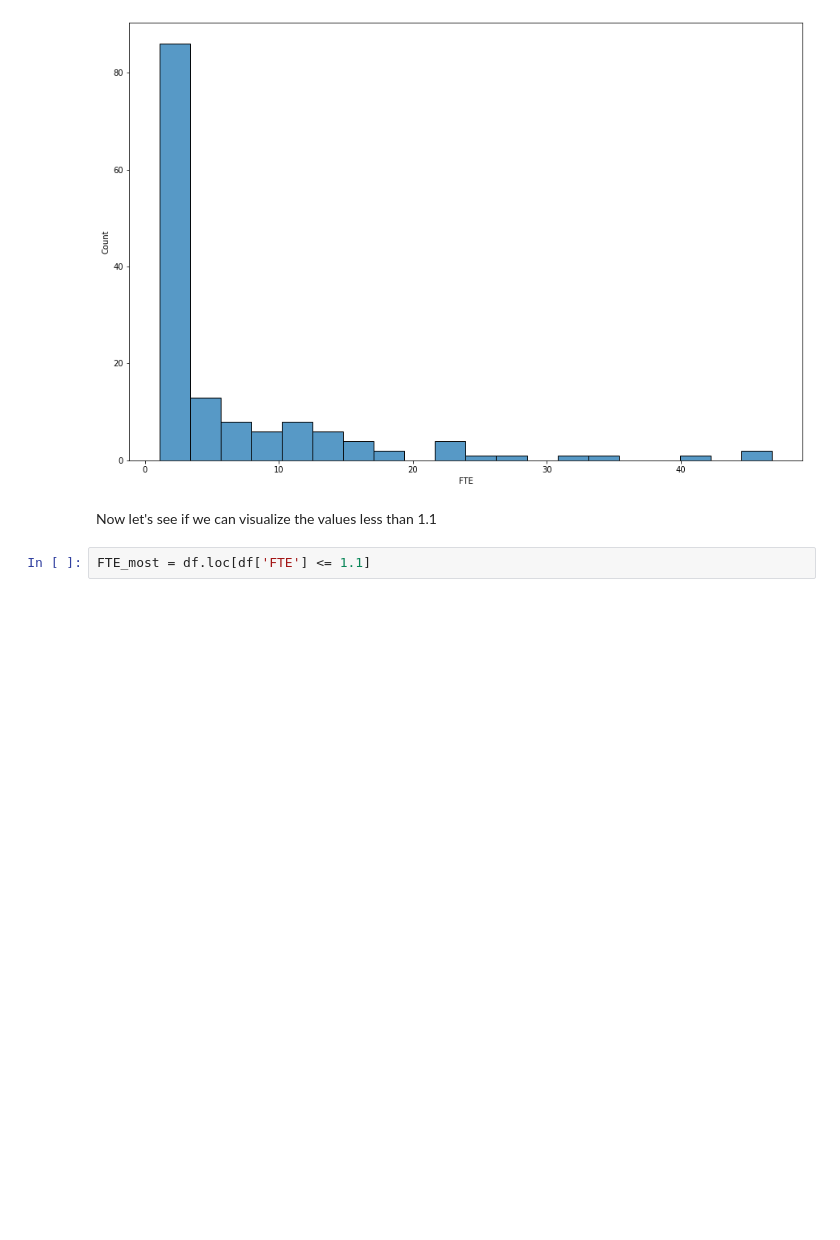
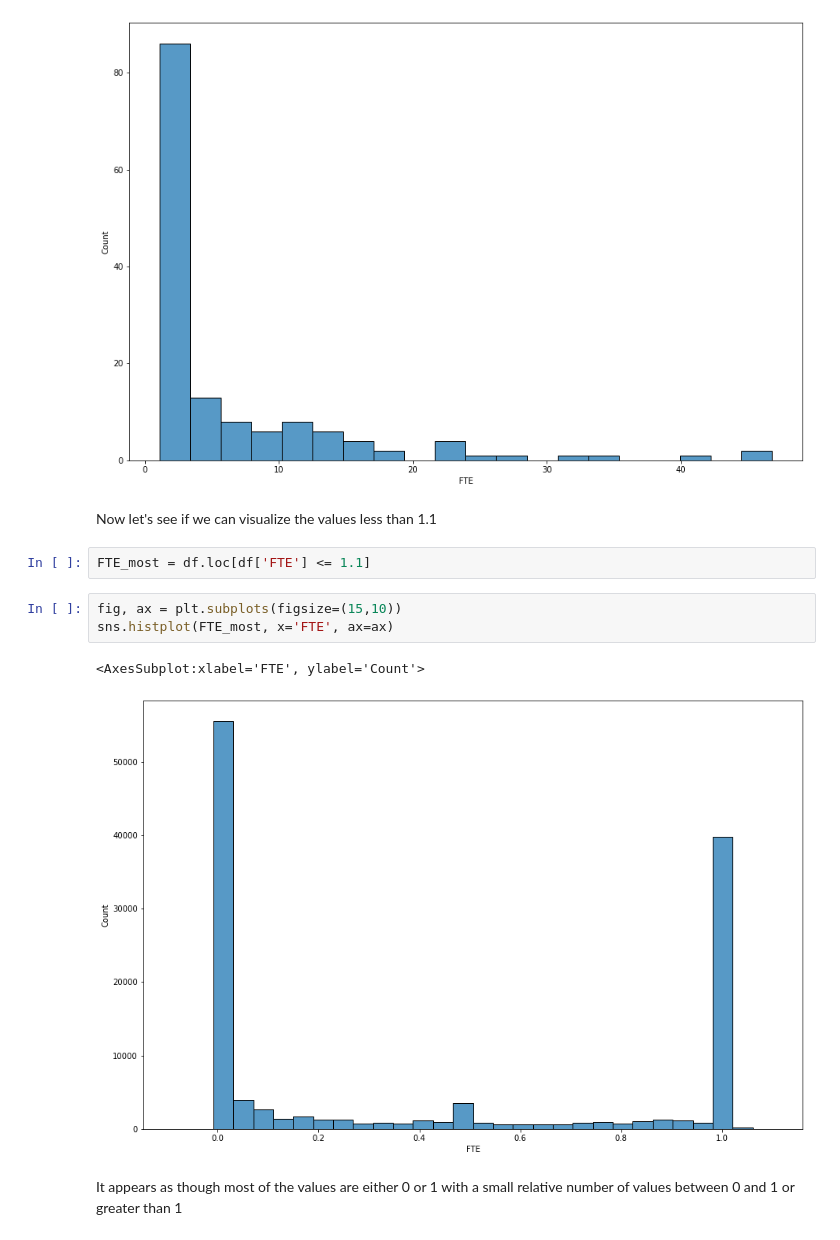
Before and after one commit to kipmadden/DrivenData-School-Budgeting-with-ML, a Jupyter notebook: School Budgeting with ML in Python.ipynb, the cells around one changed output. Cells and saved outputs as stored; diff of their text form; blank space fills up the shorter version.

```diff
--- a/School Budgeting with ML in Python.ipynb
+++ b/School Budgeting with ML in Python.ipynb
@@ -90,3 +90,11 @@ sns.histplot(FTE_big, x='FTE', bins=20, ax=ax)
 Now let's see if we can visualize the values less than 1.1
 # %%
 FTE_most = df.loc[df['FTE'] <= 1.1]
+# %%
+fig, ax = plt.subplots(figsize=(15,10))
+sns.histplot(FTE_most, x='FTE', ax=ax)
+# %% [output]
+<AxesSubplot:xlabel='FTE', ylabel='Count'>
+[figure, added]
+# %% [markdown]
+It appears as though most of the values are either 0 or 1 with a small relative number of values between 0 and 1 or greater than 1
```
Also changed, not shown: parts of 3 cells of this notebook, 1 other file.
